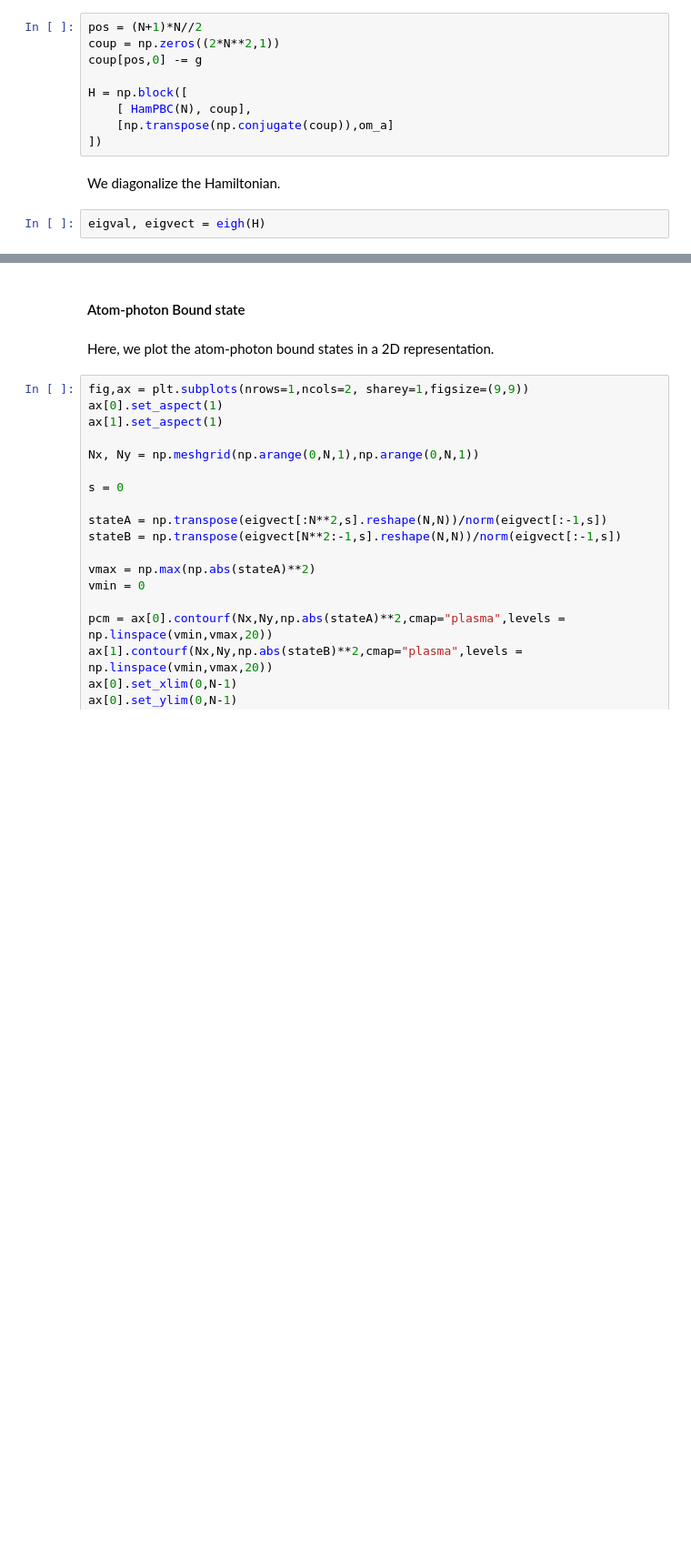
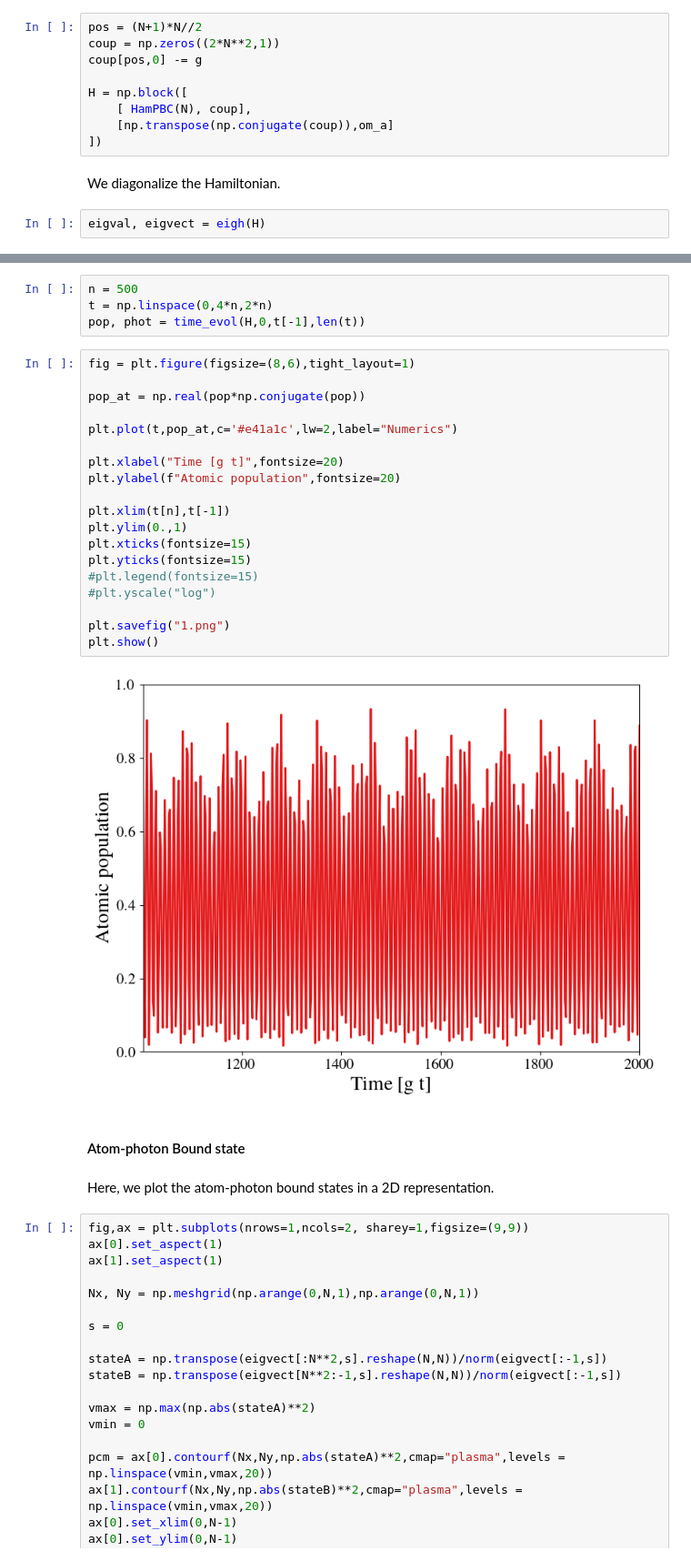
Before and after one commit to enrico0014/QOptics_FB, a Jupyter notebook: checkerboard-I/emitter.ipynb, the cells around one changed output, grey strips where cells are left out. Shown at 91% size. Drawn from its saved outputs; the diff is of its cells as text; blank space fills up the shorter version.

```diff
--- a/checkerboard-I/emitter.ipynb
+++ b/checkerboard-I/emitter.ipynb
@@ -458,3 +458,28 @@ plt.show()
+# %%
+n = 500
+t = np.linspace(0,4*n,2*n)
+pop, phot = time_evol(H,0,t[-1],len(t))
+# %%
+fig = plt.figure(figsize=(8,6),tight_layout=1)
+
+pop_at = np.real(pop*np.conjugate(pop))
+
+plt.plot(t,pop_at,c='#e41a1c',lw=2,label="Numerics")
+
+plt.xlabel("Time [g t]",fontsize=20)
+plt.ylabel(f"Atomic population",fontsize=20)
+
+plt.xlim(t[n],t[-1])
+plt.ylim(0.,1)
+plt.xticks(fontsize=15)
+plt.yticks(fontsize=15)
+#plt.legend(fontsize=15)
+#plt.yscale("log")
+
+plt.savefig("1.png")
+plt.show()
+# %% [output]
+[figure, added]
 # %% [markdown]
 #### Atom-photon Bound state
 # %% [markdown]
```
Also changed, not shown: parts of 20 cells of this notebook, 8 other files.
